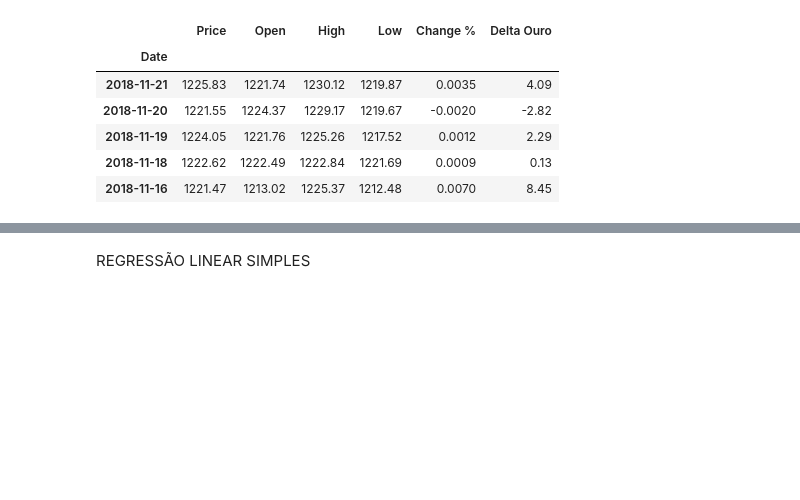
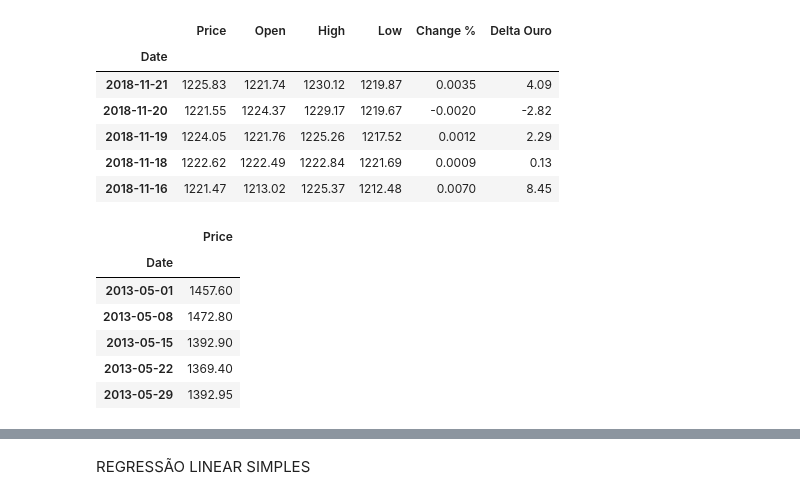
Before and after one commit to lucasmuchaluat/PROJETO-3---CIENCIA-DOS-DADOS, a Jupyter notebook: Crypto_Currency_Projeto_3.ipynb, the cells around one changed output, grey strips where cells are left out. Drawn from its saved outputs; the diff is of its cells as text; code cells hidden in the pictures; blank space fills up the shorter version.

```diff
--- a/Crypto_Currency_Projeto_3.ipynb
+++ b/Crypto_Currency_Projeto_3.ipynb
@@ -219,5 +219,17 @@ Ouro.head()
 | 2018-11-19 | 1224.05 | 1221.76 | 1225.26 | 1217.52 | 0.0012 | 2.29 |
 | 2018-11-18 | 1222.62 | 1222.49 | 1222.84 | 1221.69 | 0.0009 | 0.13 |
 | 2018-11-16 | 1221.47 | 1213.02 | 1225.37 | 1212.48 | 0.0070 | 8.45 |
+# %%
+Ouro_Semanal = pd.DataFrame({'Date':pd.date_range('2013-05-01', '2018-11-01', freq='7d')})
+Ouro_Semanal.set_index('Date',inplace = True)
+Ouro_Semanal = Ouro_Semanal.join(Ouro['Price'])
 # %%
-Ouro_Semanal =
+Ouro_Semanal.head()
+# %% [output]
+|  | Price |
+| Date |  |
+| 2013-05-01 | 1457.60 |
+| 2013-05-08 | 1472.80 |
+| 2013-05-15 | 1392.90 |
+| 2013-05-22 | 1369.40 |
+| 2013-05-29 | 1392.95 |
```
Also changed, not shown: parts of 12 cells of this notebook.
